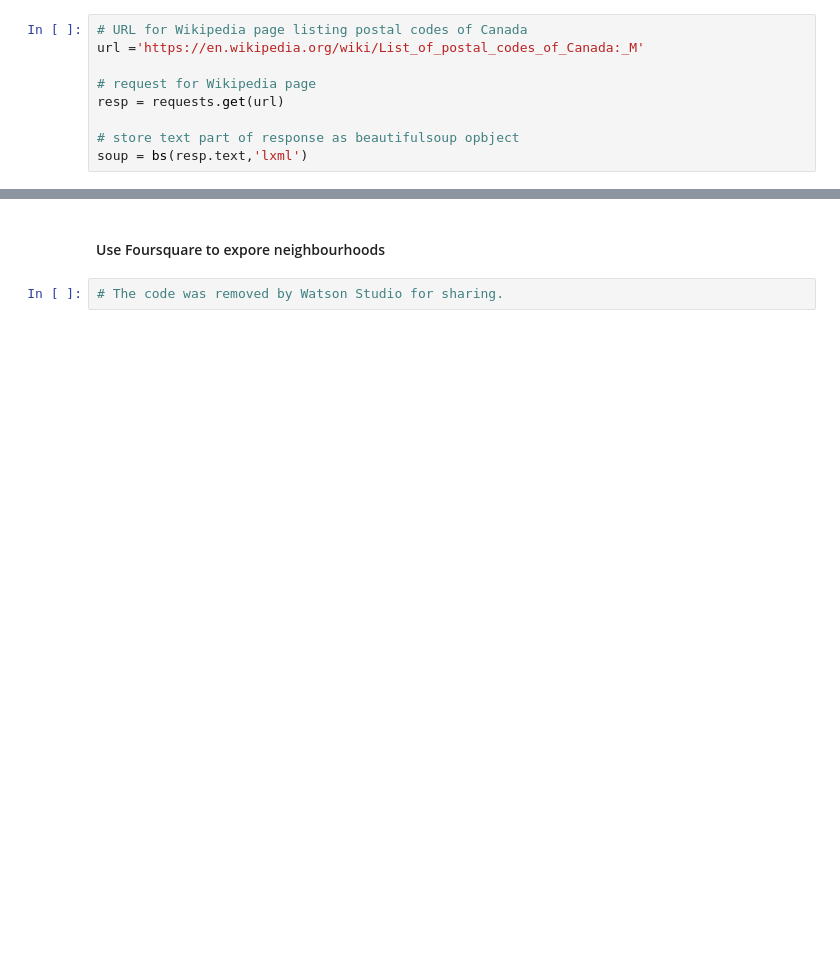
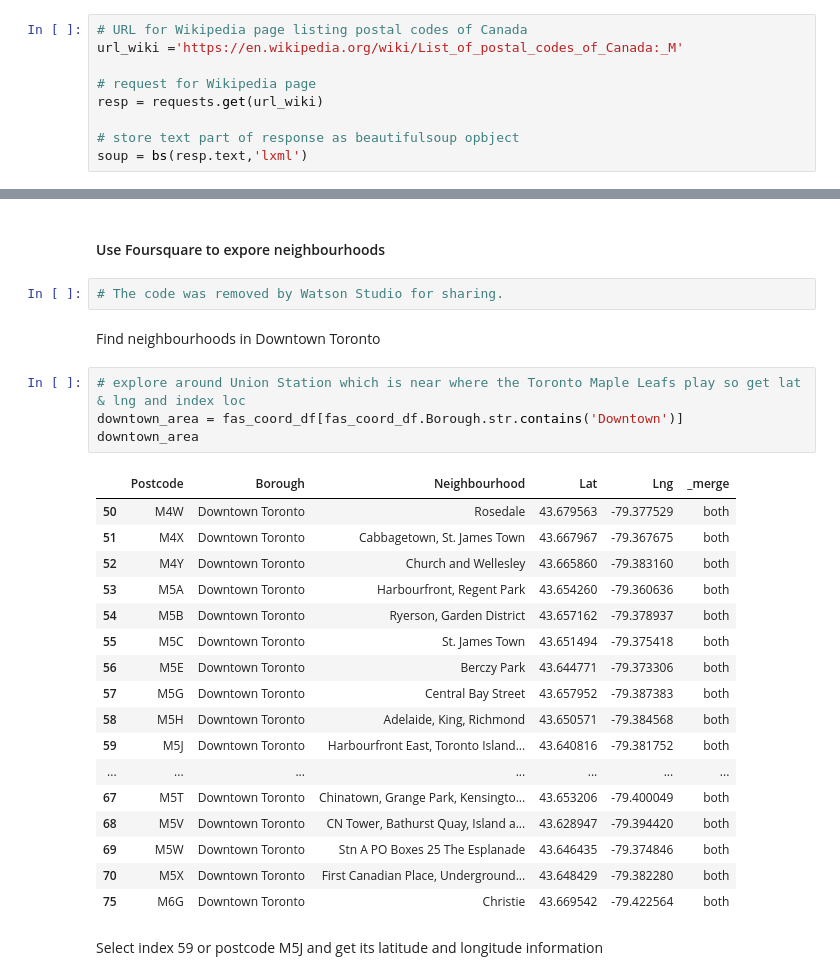
Before and after one commit to chiefs18/Coursera_Capstone, a Jupyter notebook: MH_Data_Sci_Capstone_Wk3_Toronto_JupyterNB.ipynb, the cells around one changed output, grey strips where cells are left out. Drawn from its saved outputs; the diff is of its cells as text; blank space fills up the shorter version.

```diff
--- a/MH_Data_Sci_Capstone_Wk3_Toronto_JupyterNB.ipynb
+++ b/MH_Data_Sci_Capstone_Wk3_Toronto_JupyterNB.ipynb
@@ -17,10 +26,10 @@ from bs4 import BeautifulSoup as bs
 Specify the Wikipedia URL, issue a request for the page, and store it as a BeautifulSoup object
 # %%
 # URL for Wikipedia page listing postal codes of Canada
-url ='https://en.wikipedia.org/wiki/List_of_postal_codes_of_Canada:_M'
+url_wiki ='https://en.wikipedia.org/wiki/List_of_postal_codes_of_Canada:_M'
 
 # request for Wikipedia page
-resp = requests.get(url)
+resp = requests.get(url_wiki)
 
 # store text part of response as beautifulsoup opbject
 soup = bs(resp.text,'lxml')
@@ -246,3 +236,29 @@ map_toronto = folium.Map(location=[latitude, longitude], zoom_start=10)
 #### Use Foursquare to expore neighbourhoods
 # %%
 # The code was removed by Watson Studio for sharing.
+# %% [markdown]
+Find neighbourhoods in Downtown Toronto
+# %%
+# explore around Union Station which is near where the Toronto Maple Leafs play so get lat & lng and index loc
+downtown_area = fas_coord_df[fas_coord_df.Borough.str.contains('Downtown')]
+downtown_area
+# %% [output]
+|  | Postcode | Borough | Neighbourhood | Lat | Lng | _merge |
+| 50 | M4W | Downtown Toronto | Rosedale | 43.679563 | -79.377529 | both |
+| 51 | M4X | Downtown Toronto | Cabbagetown, St. James Town | 43.667967 | -79.367675 | both |
+| 52 | M4Y | Downtown Toronto | Church and Wellesley | 43.665860 | -79.383160 | both |
+| 53 | M5A | Downtown Toronto | Harbourfront, Regent Park | 43.654260 | -79.360636 | both |
+| 54 | M5B | Downtown Toronto | Ryerson, Garden District | 43.657162 | -79.378937 | both |
+| 55 | M5C | Downtown Toronto | St. James Town | 43.651494 | -79.375418 | both |
+| 56 | M5E | Downtown Toronto | Berczy Park | 43.644771 | -79.373306 | both |
+| 57 | M5G | Downtown Toronto | Central Bay Street | 43.657952 | -79.387383 | both |
+| 58 | M5H | Downtown Toronto | Adelaide, King, Richmond | 43.650571 | -79.384568 | both |
+| 59 | M5J | Downtown Toronto | Harbourfront East, Toronto Island... | 43.640816 | -79.381752 | both |
+| ... | ... | ... | ... | ... | ... | ... |
+| 67 | M5T | Downtown Toronto | Chinatown, Grange Park, Kensingto... | 43.653206 | -79.400049 | both |
+| 68 | M5V | Downtown Toronto | CN Tower, Bathurst Quay, Island a... | 43.628947 | -79.394420 | both |
+| 69 | M5W | Downtown Toronto | Stn A PO Boxes 25 The Esplanade | 43.646435 | -79.374846 | both |
+| 70 | M5X | Downtown Toronto | First Canadian Place, Underground... | 43.648429 | -79.382280 | both |
+| 75 | M6G | Downtown Toronto | Christie | 43.669542 | -79.422564 | both |
+# %% [markdown]
+Select index 59 or postcode M5J and get its latitude and longitude information
```
Also changed, not shown: parts of 52 cells of this notebook.
